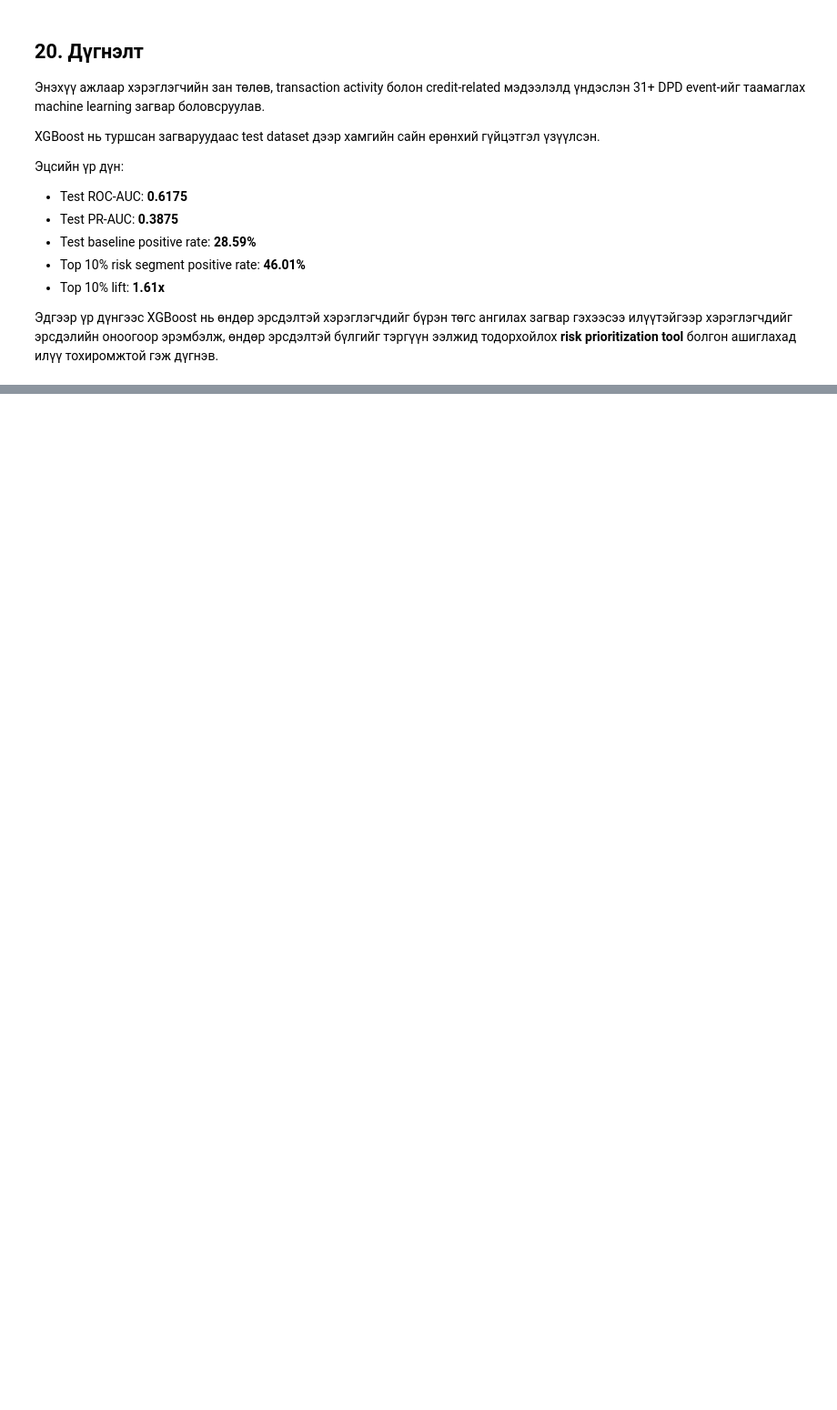
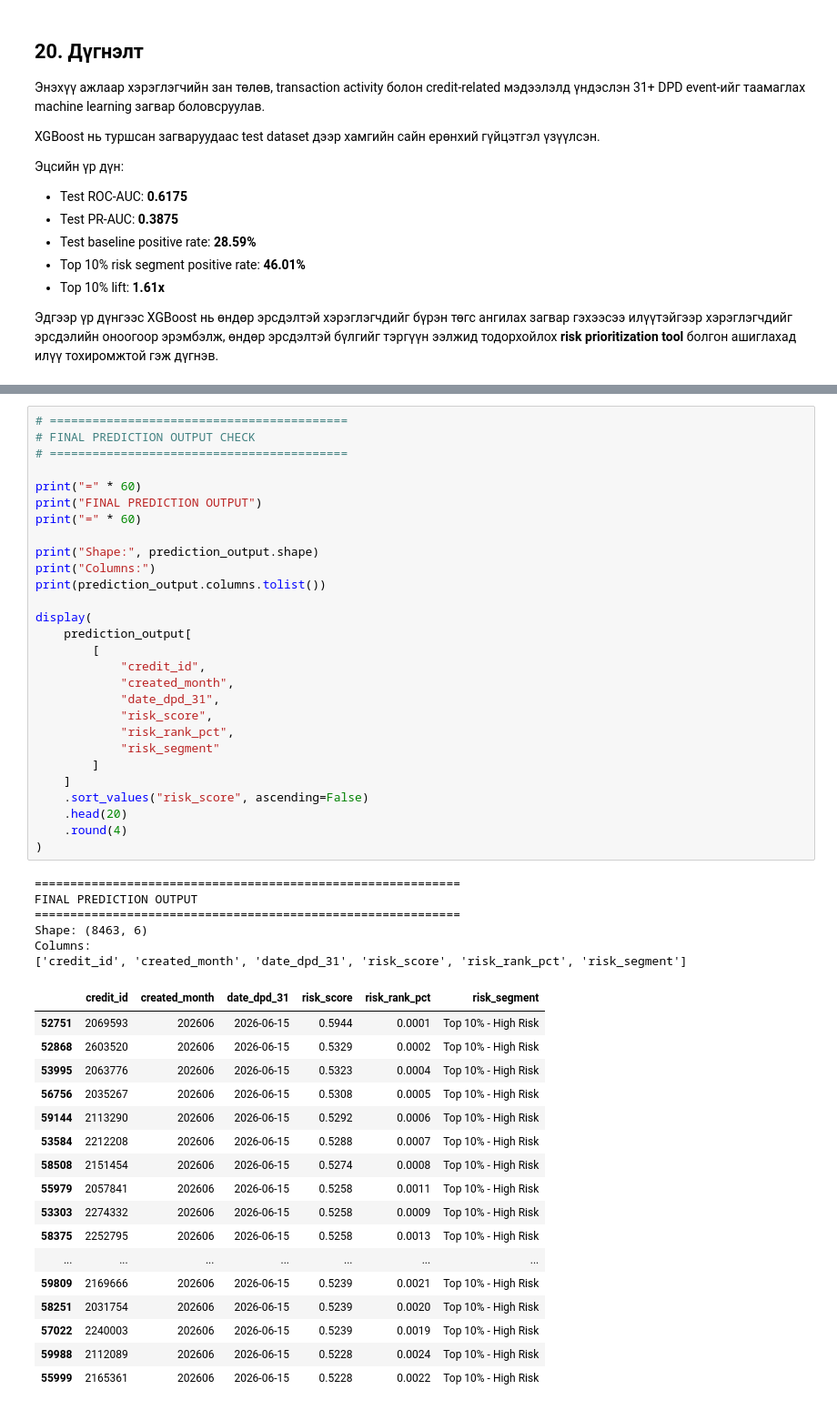
Before and after one commit to Khishigjargal42/toki_ds_task, a Jupyter notebook: notebooks/Toki_DPD91_Final.ipynb, the cells around one changed output, grey strips where cells are left out. Shown at 91% size. Saved outputs shown, nothing was run; the diff lists cells and outputs as text; blank space fills up the shorter version.

Commit message:
finalll

```diff
--- a/notebooks/Toki_DPD91_Final.ipynb
+++ b/notebooks/Toki_DPD91_Final.ipynb
@@ -10079,0 +10703,52 @@ XGBoost нь туршсан загваруудаас test dataset дээр ха
+# %%
+# ==========================================
+# FINAL PREDICTION OUTPUT CHECK
+# ==========================================
+
+print("=" * 60)
+print("FINAL PREDICTION OUTPUT")
+print("=" * 60)
+
+print("Shape:", prediction_output.shape)
+print("Columns:")
+print(prediction_output.columns.tolist())
+
+display(
+    prediction_output[
+        [
+            "credit_id",
+            "created_month",
+            "date_dpd_31",
+            "risk_score",
+            "risk_rank_pct",
+            "risk_segment"
+        ]
+    ]
+    .sort_values("risk_score", ascending=False)
+    .head(20)
+    .round(4)
+)
+# %% [output]
+============================================================
+FINAL PREDICTION OUTPUT
+============================================================
+Shape: (8463, 6)
+Columns:
+['credit_id', 'created_month', 'date_dpd_31', 'risk_score', 'risk_rank_pct', 'risk_segment']
+|  | credit_id | created_month | date_dpd_31 | risk_score | risk_rank_pct | risk_segment |
+| 52751 | 2069593 | 202606 | 2026-06-15 | 0.5944 | 0.0001 | Top 10% - High Risk |
+| 52868 | 2603520 | 202606 | 2026-06-15 | 0.5329 | 0.0002 | Top 10% - High Risk |
+| 53995 | 2063776 | 202606 | 2026-06-15 | 0.5323 | 0.0004 | Top 10% - High Risk |
+| 56756 | 2035267 | 202606 | 2026-06-15 | 0.5308 | 0.0005 | Top 10% - High Risk |
+| 59144 | 2113290 | 202606 | 2026-06-15 | 0.5292 | 0.0006 | Top 10% - High Risk |
+| 53584 | 2212208 | 202606 | 2026-06-15 | 0.5288 | 0.0007 | Top 10% - High Risk |
+| 58508 | 2151454 | 202606 | 2026-06-15 | 0.5274 | 0.0008 | Top 10% - High Risk |
+| 55979 | 2057841 | 202606 | 2026-06-15 | 0.5258 | 0.0011 | Top 10% - High Risk |
+| 53303 | 2274332 | 202606 | 2026-06-15 | 0.5258 | 0.0009 | Top 10% - High Risk |
+| 58375 | 2252795 | 202606 | 2026-06-15 | 0.5258 | 0.0013 | Top 10% - High Risk |
+| ... | ... | ... | ... | ... | ... | ... |
+| 59809 | 2169666 | 202606 | 2026-06-15 | 0.5239 | 0.0021 | Top 10% - High Risk |
+| 58251 | 2031754 | 202606 | 2026-06-15 | 0.5239 | 0.0020 | Top 10% - High Risk |
+| 57022 | 2240003 | 202606 | 2026-06-15 | 0.5239 | 0.0019 | Top 10% - High Risk |
+| 59988 | 2112089 | 202606 | 2026-06-15 | 0.5228 | 0.0024 | Top 10% - High Risk |
+| 55999 | 2165361 | 202606 | 2026-06-15 | 0.5228 | 0.0022 | Top 10% - High Risk |
```
Also changed, not shown: parts of 24 cells of this notebook, 2 other files.
